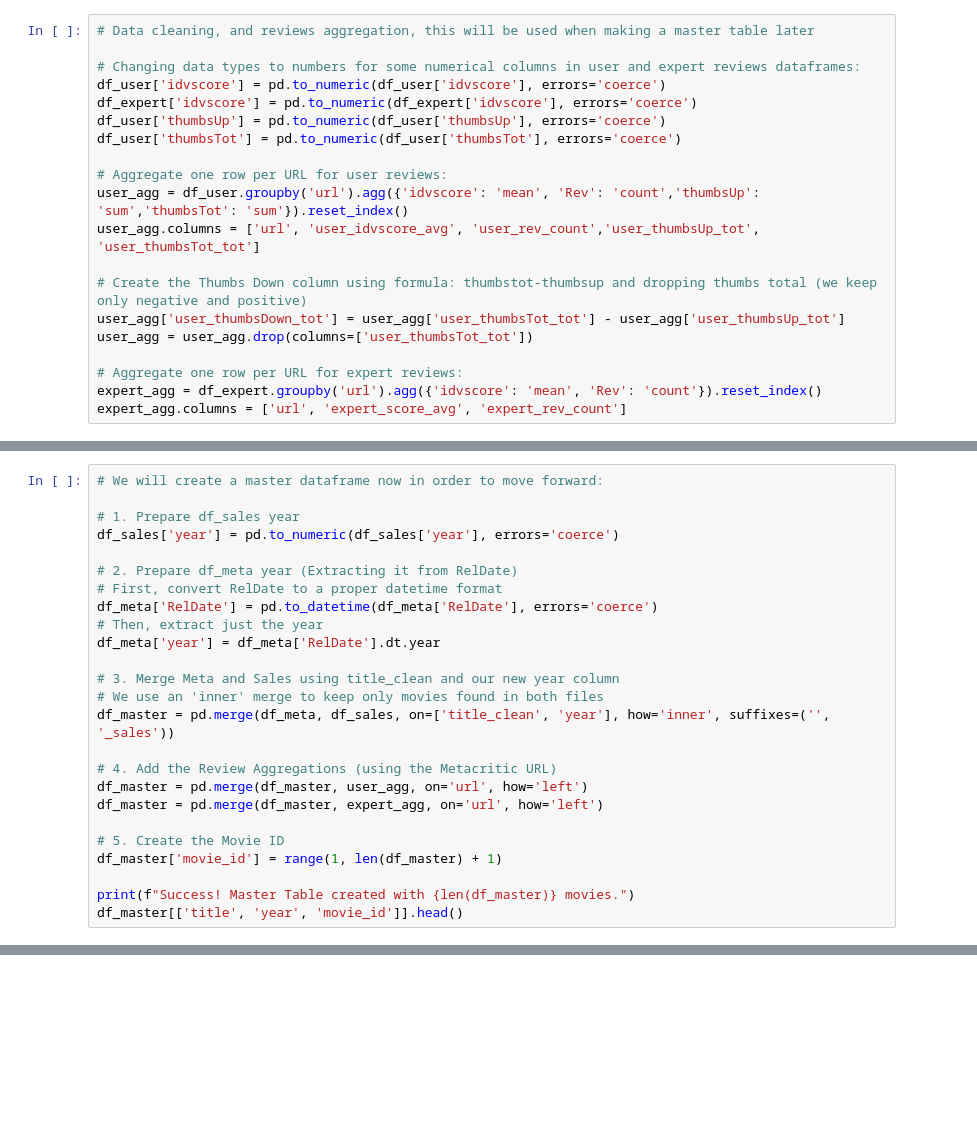
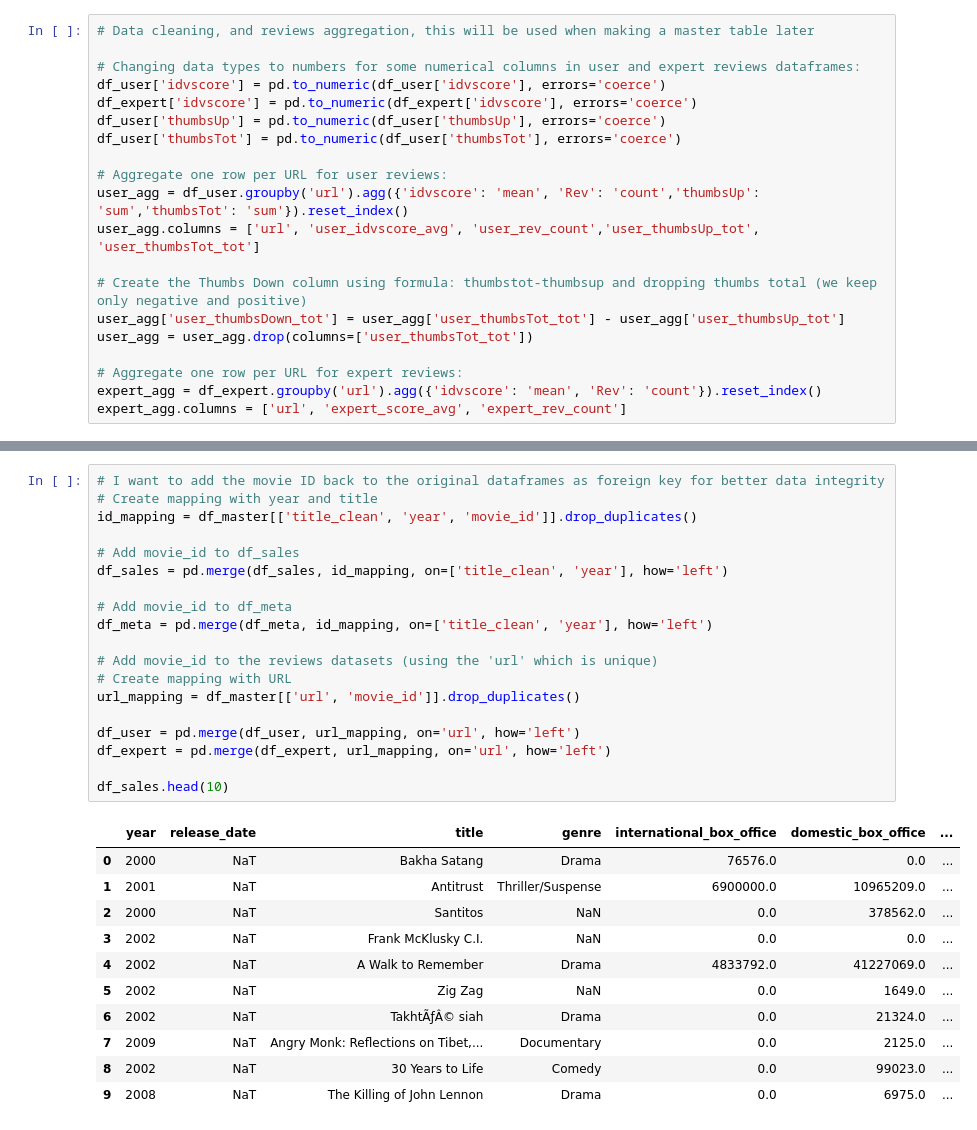
Before and after one commit to spaesey/ai-for-business-project, a Jupyter notebook: src/New EDA_Feature engineering.ipynb, the cells around one changed output, grey strips where cells are left out. Drawn from its saved outputs; the diff is of its cells as text; blank space fills up the shorter version.

Commit message:
Merge done and some more EDA on it

```diff
--- a/src/New EDA_Feature engineering.ipynb
+++ b/src/New EDA_Feature engineering.ipynb
@@ -314,25 +324,0 @@ Passing `palette` without assigning `hue` is deprecated and will be removed in v
-# %%
-# We will create a master dataframe now in order to move forward:
-
-# 1. Prepare df_sales year
-df_sales['year'] = pd.to_numeric(df_sales['year'], errors='coerce')
-
-# 2. Prepare df_meta year (Extracting it from RelDate)
-# First, convert RelDate to a proper datetime format
-df_meta['RelDate'] = pd.to_datetime(df_meta['RelDate'], errors='coerce')
-# Then, extract just the year
-df_meta['year'] = df_meta['RelDate'].dt.year
-
-# 3. Merge Meta and Sales using title_clean and our new year column
-# We use an 'inner' merge to keep only movies found in both files
-df_master = pd.merge(df_meta, df_sales, on=['title_clean', 'year'], how='inner', suffixes=('', '_sales'))
-
-# 4. Add the Review Aggregations (using the Metacritic URL)
-df_master = pd.merge(df_master, user_agg, on='url', how='left')
-df_master = pd.merge(df_master, expert_agg, on='url', how='left')
-
-# 5. Create the Movie ID
-df_master['movie_id'] = range(1, len(df_master) + 1)
-
-print(f"Success! Master Table created with {len(df_master)} movies.")
-df_master[['title', 'year', 'movie_id']].head()
@@ -346,0 +369,31 @@ Success! Master Table created with 8025 movies.
+# %%
+# I want to add the movie ID back to the original dataframes as foreign key for better data integrity
+# Create mapping with year and title
+id_mapping = df_master[['title_clean', 'year', 'movie_id']].drop_duplicates()
+
+# Add movie_id to df_sales
+df_sales = pd.merge(df_sales, id_mapping, on=['title_clean', 'year'], how='left')
+
+# Add movie_id to df_meta
+df_meta = pd.merge(df_meta, id_mapping, on=['title_clean', 'year'], how='left')
+
+# Add movie_id to the reviews datasets (using the 'url' which is unique)
+# Create mapping with URL
+url_mapping = df_master[['url', 'movie_id']].drop_duplicates()
+
+df_user = pd.merge(df_user, url_mapping, on='url', how='left')
+df_expert = pd.merge(df_expert, url_mapping, on='url', how='left')
+
+df_sales.head(10)
+# %% [output]
+|  | year | release_date | title | genre | international_box_office | domestic_box_office | ... |
+| 0 | 2000 | NaT | Bakha Satang | Drama | 76576.0 | 0.0 | ... |
+| 1 | 2001 | NaT | Antitrust | Thriller/Suspense | 6900000.0 | 10965209.0 | ... |
+| 2 | 2000 | NaT | Santitos | NaN | 0.0 | 378562.0 | ... |
+| 3 | 2002 | NaT | Frank McKlusky C.I. | NaN | 0.0 | 0.0 | ... |
+| 4 | 2002 | NaT | A Walk to Remember | Drama | 4833792.0 | 41227069.0 | ... |
+| 5 | 2002 | NaT | Zig Zag | NaN | 0.0 | 1649.0 | ... |
+| 6 | 2002 | NaT | TakhtÃƒÂ© siah | Drama | 0.0 | 21324.0 | ... |
+| 7 | 2009 | NaT | Angry Monk: Reflections on Tibet,... | Documentary | 0.0 | 2125.0 | ... |
+| 8 | 2002 | NaT | 30 Years to Life | Comedy | 0.0 | 99023.0 | ... |
+| 9 | 2008 | NaT | The Killing of John Lennon | Drama | 0.0 | 6975.0 | ... |
```
Also changed, not shown: parts of 18 cells of this notebook, 1 other file.
